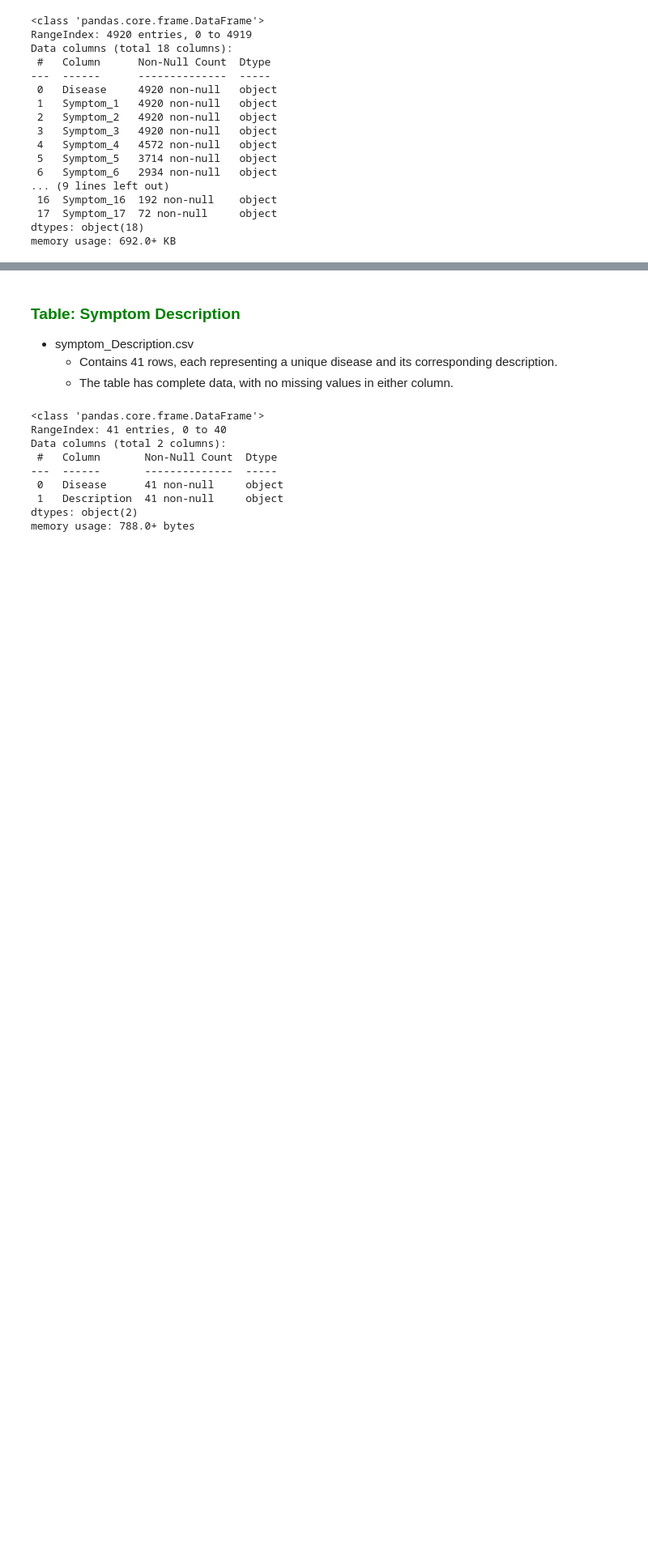
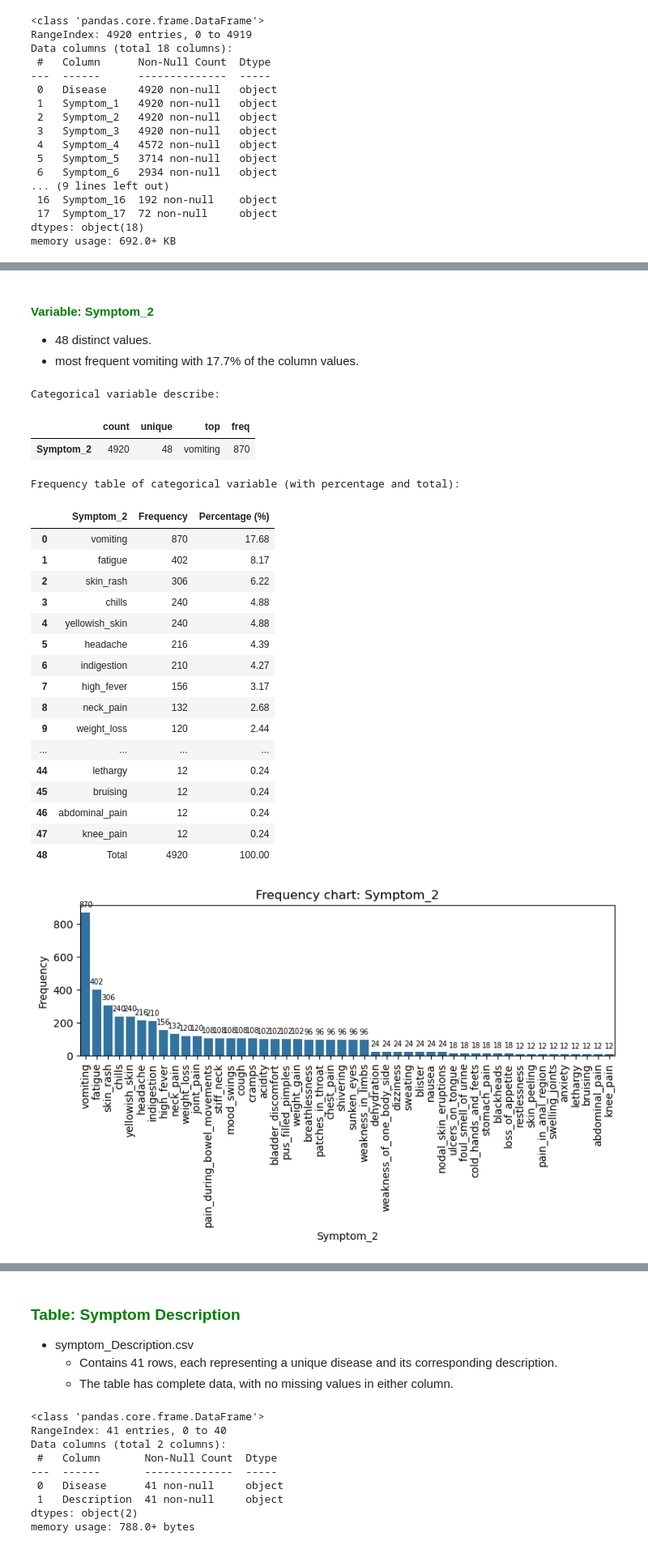
Before and after one commit to RakellM/Project-DiseaseSymptom, a Jupyter notebook: src/analytics/1-understand_datasets.ipynb, the cells around one changed output, grey strips where cells are left out. Shown at 81% size. Drawn from its saved outputs; the diff is of its cells as text; code cells hidden in the pictures; blank space fills up the shorter version.

```diff
--- a/src/analytics/1-understand_datasets.ipynb
+++ b/src/analytics/1-understand_datasets.ipynb
@@ -76,0 +414,30 @@ memory usage: 692.0+ KB
+# %% [markdown]
+#### <span style="color:green"> Variable: Symptom_2 </span>
+
+- 48 distinct values.
+- most frequent vomiting with 17.7% of the column values.
+# %%
+univariate_categorical_variable(data=df_dataset, variable='Symptom_2')
+# %% [output]
+Categorical variable describe:
+|  | count | unique | top | freq |
+| Symptom_2 | 4920 | 48 | vomiting | 870 |
+Frequency table of categorical variable (with percentage and total):
+|  | Symptom_2 | Frequency | Percentage (%) |
+| 0 | vomiting | 870 | 17.68 |
+| 1 | fatigue | 402 | 8.17 |
+| 2 | skin_rash | 306 | 6.22 |
+| 3 | chills | 240 | 4.88 |
+| 4 | yellowish_skin | 240 | 4.88 |
+| 5 | headache | 216 | 4.39 |
+| 6 | indigestion | 210 | 4.27 |
+| 7 | high_fever | 156 | 3.17 |
+| 8 | neck_pain | 132 | 2.68 |
+| 9 | weight_loss | 120 | 2.44 |
+| ... | ... | ... | ... |
+| 44 | lethargy | 12 | 0.24 |
+| 45 | bruising | 12 | 0.24 |
+| 46 | abdominal_pain | 12 | 0.24 |
+| 47 | knee_pain | 12 | 0.24 |
+| 48 | Total | 4920 | 100.00 |
+[figure, added]
```
Also changed, not shown: parts of 51 cells of this notebook, 1 other file.
